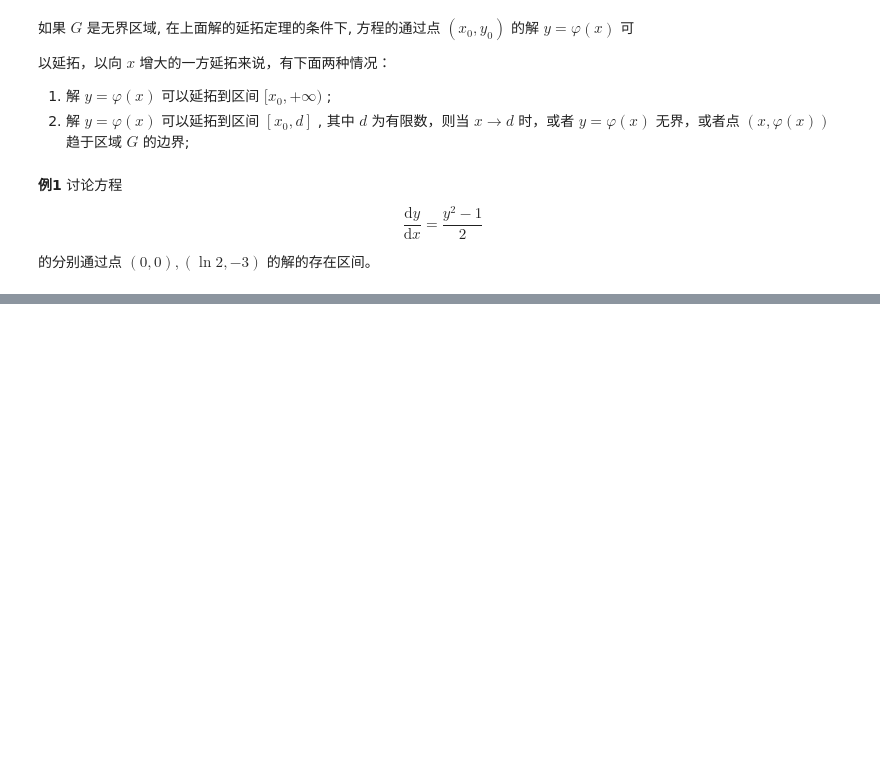
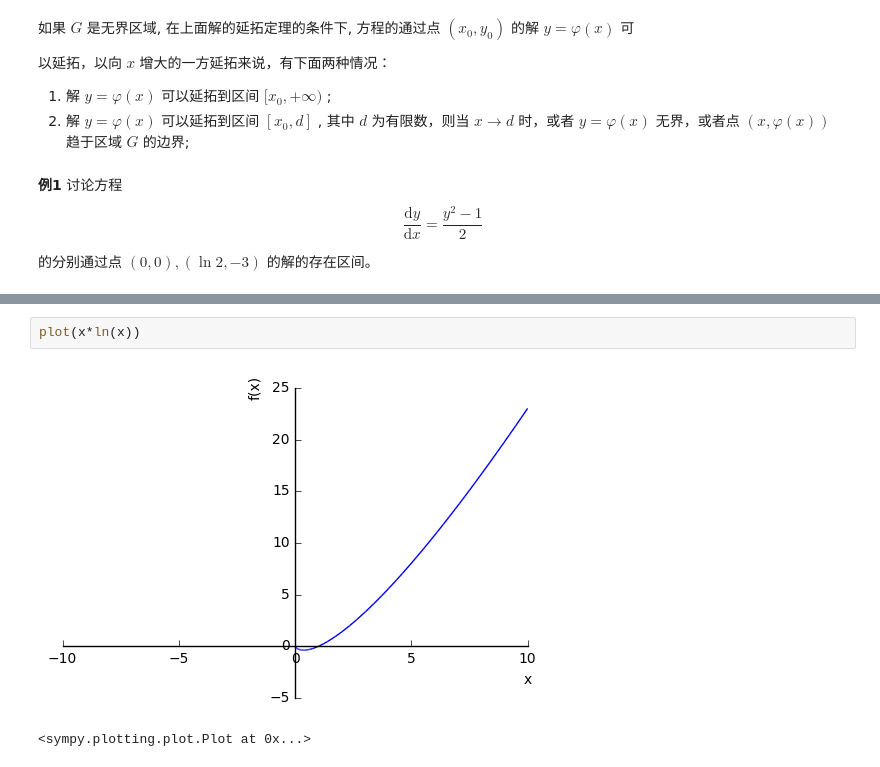
Before and after one commit to weihuayi/ODE, a Jupyter notebook: 3.2.ipynb, the cells around one changed output, grey strips where cells are left out. Cells and saved outputs as stored; diff of their text form; blank space fills up the shorter version.

```diff
--- a/3.2.ipynb
+++ b/3.2.ipynb
@@ -152,0 +155,5 @@ show(s)
+# %%
+plot(x*ln(x))
+# %% [output]
+[figure, added]
+<sympy.plotting.plot.Plot at 0x...>
```
Also changed, not shown: parts of 3 cells of this notebook, 2 other files.
